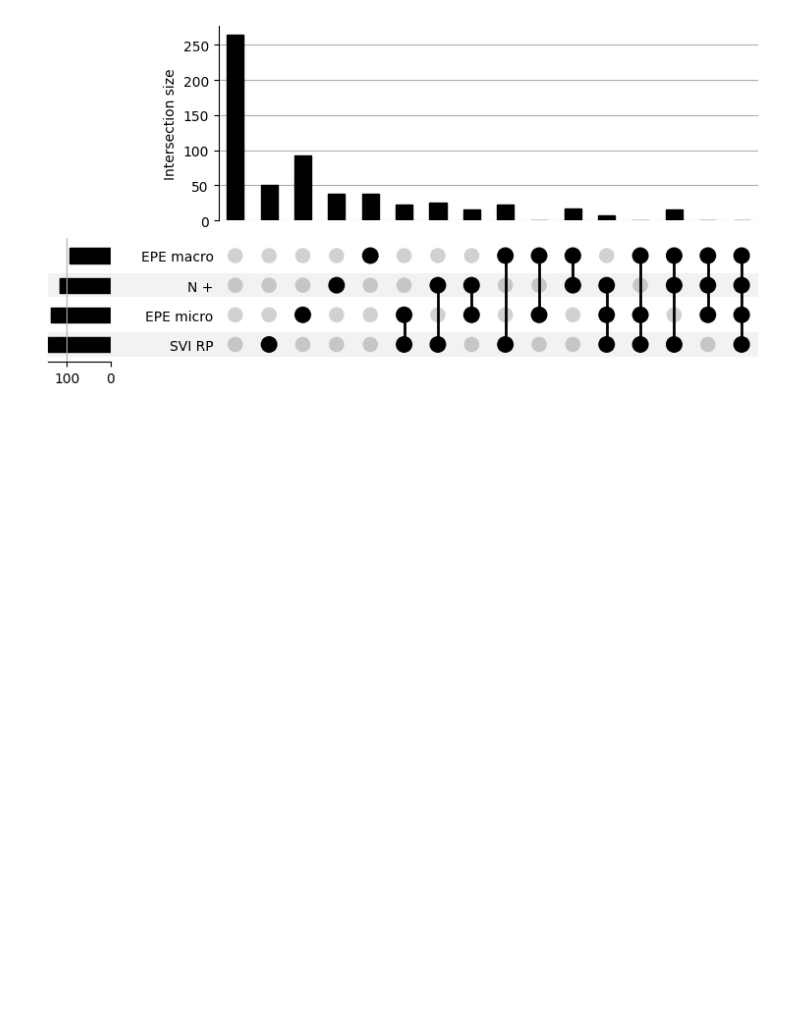
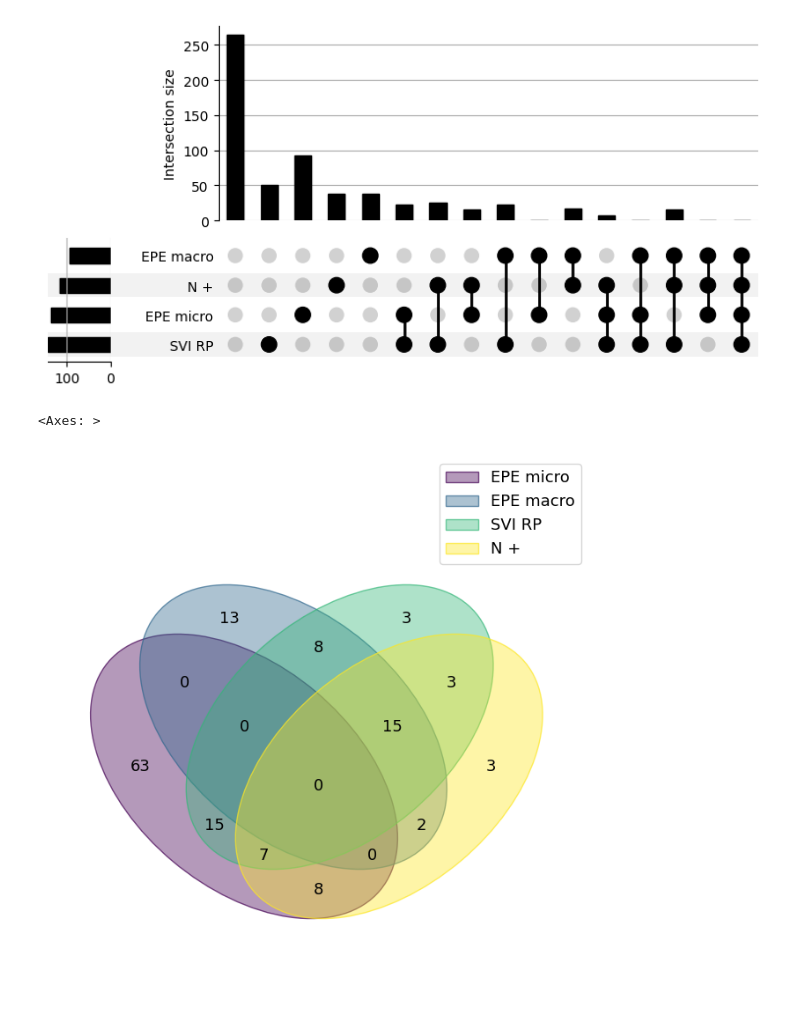
Before and after one commit to PiotrRenk/microscopic-epe-proj, a Jupyter notebook: notebooks/classes_overlap.ipynb, the cells around one changed output. Drawn from its saved outputs; the diff is of its cells as text; code cells hidden in the pictures; blank space fills up the shorter version.

Commit message:
added venn diagram

```diff
--- a/notebooks/classes_overlap.ipynb
+++ b/notebooks/classes_overlap.ipynb
@@ -135,3 +135,15 @@ For example, when doing 'df[col].method(value, inplace=True)', try using 'df.met
  'totals': <Axes: >,
  'intersections': <Axes: ylabel='Intersection size'>}
 [figure]
+# %%
+from venn import venn
+venn_data = {
+    "EPE micro": set(df.index[df["EPE micro"] == 1]),
+    "EPE macro": set(df.index[df["EPE macro"] == 1]),
+    "SVI RP": set(df.index[df["SVI RP"] == 1]),
+    "N +": set(df.index[df["N +"] == 1])
+}
+venn(venn_data)
+# %% [output]
+<Axes: >
+[figure, added]
```
Also changed, not shown: 2 other files.
